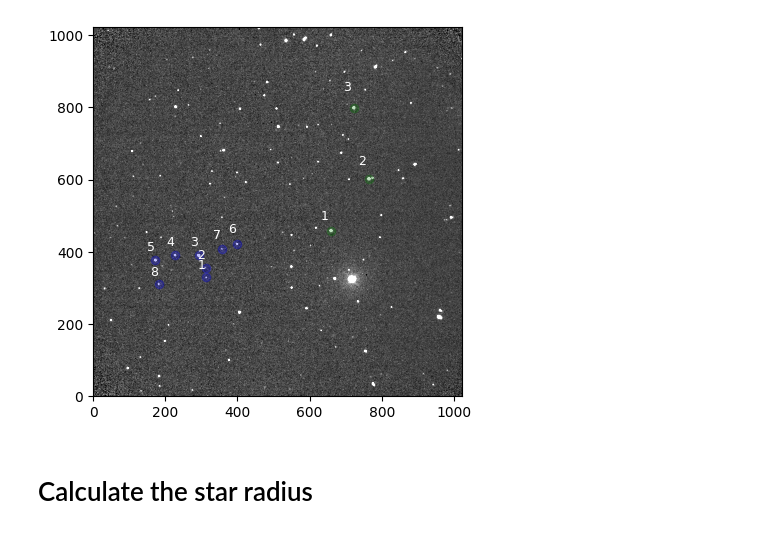
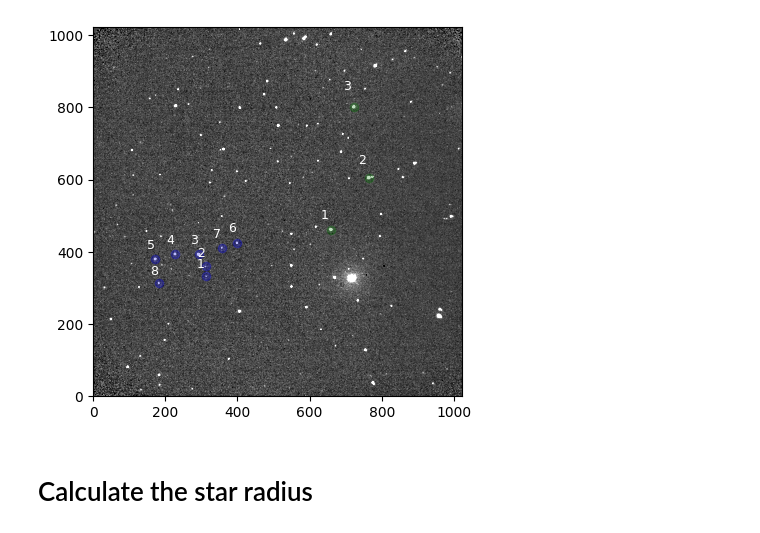
Before and after one commit to DBernardes/Tools-for-the-MOPTOP-pipeline-products, a Jupyter notebook: photometry_extraction.ipynb, the cells around one changed output. Saved outputs shown, nothing was run; the diff lists cells and outputs as text; code cells hidden in the pictures.

```diff
--- a/photometry_extraction.ipynb
+++ b/photometry_extraction.ipynb
@@ -25,14 +25,17 @@ src_path = os.path.join(
 def read_objects_csv(csv_file, camera):
     df = pd.read_csv(csv_file)
     objects = df.loc[:, ["name", f"ra_cam{camera}", f"dec_cam{camera}"]]
-    objects = objects.drop(objects[objects["name"] == "star shifts"].index)
+    objects = objects.drop(
+        objects[objects["name"] == "star shifts"].index
+    ).reset_index()
+    objects = objects.drop(["index"], axis=1)
     return objects
 
 
 csv_file = os.path.join(src_path, "..", "setup", f"objects coordinates.csv")
 objects = read_objects_csv(csv_file, camera)
 
-file = os.path.join(src_path, f"{camera}_e_20230818_5_1_1_1.fits")
+file = os.path.join(src_path, f"{camera}_e_20230818_5_2_1_1.fits")
 phot = Photometry(file, objects)
 phot.reset_object_coords()
 
@@ -75,4 +82,4 @@ Set MJD-END to 60174.979820 from DATE-END'. [astropy.wcs.wcs]
-[figure, old version]
+[figure, new version]
 # %% [markdown]
 # Calculate the star radius
 # %%
```
Also changed, not shown: parts of 9 cells of this notebook, 4 other files.
